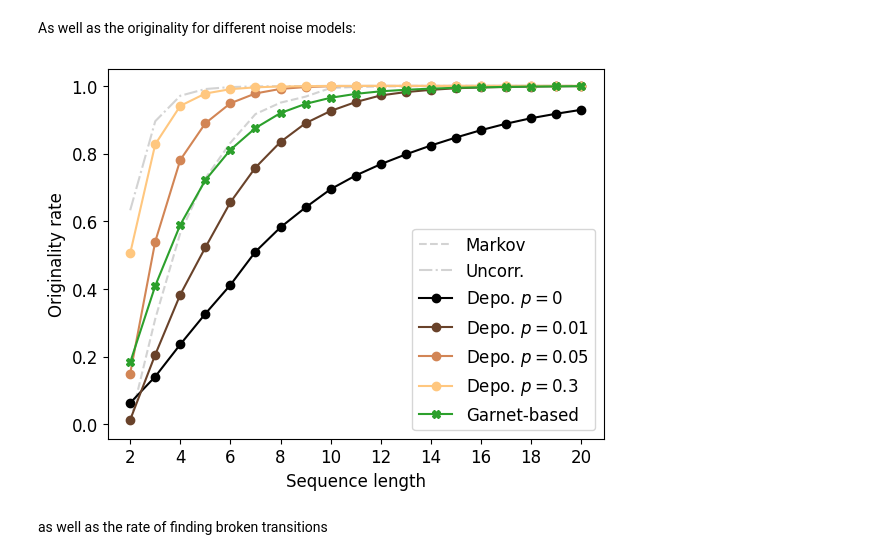
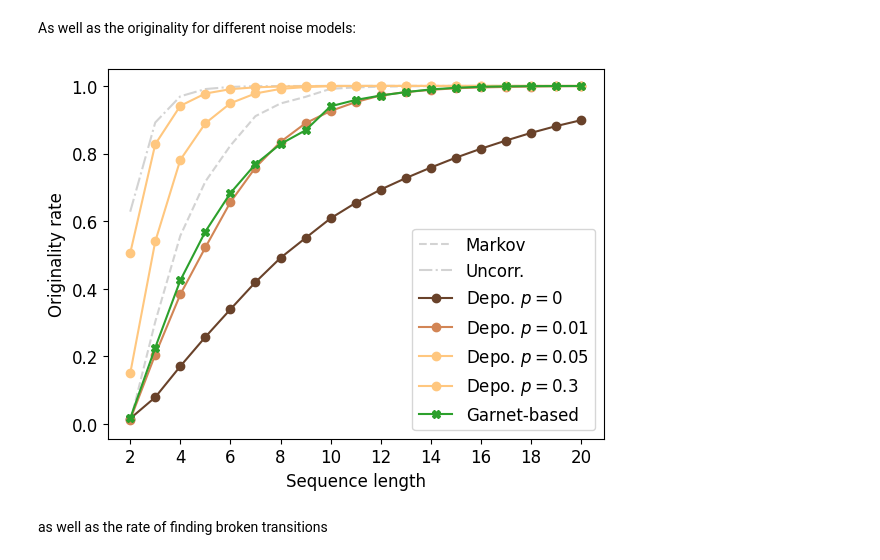
Before and after one commit to moth-quantum/OpenData, a Jupyter notebook: Level_Generation_with_Quantum_Reservoir_Computing/data.ipynb, the cells around one changed output. Drawn from its saved outputs; the diff is of its cells as text; code cells hidden in the pictures.

```diff
--- a/Level_Generation_with_Quantum_Reservoir_Computing/data.ipynb
+++ b/Level_Generation_with_Quantum_Reservoir_Computing/data.ipynb
@@ -512,7 +483,7 @@ for beta in beta_list:
 		Sequences["QRC_Aer"][beta] = pickle.load(file)
 # %%
 beta_list = [0.01,0.1,0.7,1,3,10]
-prob_list = [0.01, 0.05, 0.3]
+prob_list = [0, 0.01, 0.05, 0.3]
 # retrieve previously generated levels
 Sequences["QRC_FakeJames"]={}
 for prob in prob_list:
@@ -629,38 +600,38 @@ As well as the originality for different noise models:
 cmap = plt.colormaps.get_cmap("copper")
 colors = [cmap(i) for i in np.linspace(0, 1, )]
 
 beta = 1
 
 orig = originality_rate(Sequences["Markov"],sequence,max_l = 20)
 plt.plot(orig.keys(),orig.values(),'--',label="Markov",color="lightgray")
 
 orig = originality_rate(Sequences["Uncorr"],sequence,max_l = 20)
 plt.plot(orig.keys(),orig.values(),'-.',label="Uncorr.",color="lightgray")
 
-orig = originality_rate(Sequences["QRC_Aer"][beta],sequence,max_l = 20)
-plt.plot(orig.keys(),orig.values(),'o-',label="Depo. $p=0$",color=cmap(0))
+#orig = originality_rate(Sequences["QRC_Aer"][beta],sequence,max_l = 20)
+#plt.plot(orig.keys(),orig.values(),'o-',label="Depo. $p=0$",color=cmap(0))
 
-prob_list = [0.01, 0.05, 0.3]
+prob_list = [0, 0.01, 0.05, 0.3]
 for i,p in enumerate(prob_list):
     color = cmap(i/3 + 1/3)
     orig = originality_rate(Sequences["QRC_FakeJames"][(p,beta)],sequence,max_l = 20)
     plt.plot(orig.keys(),orig.values(),'o-',label="Depo. $p="+str(p)+"$",color=color)
 
-
 orig = originality_rate(Sequences["QRC_FakeGarnet"][beta],sequence,max_l = 20)
 plt.plot(orig.keys(),orig.values(),'X-',label="Garnet-based",color="tab:green")
+
 
 #orig = originality_rate(Sequences["QRC_Matrix"][beta],sequence,max_l = 20)
 #plt.plot(orig.keys(),orig.values(),'X-',label="Matrix",color="tab:green")
 
 plt.xticks([2,4,6,8,10,12,14,16,18,20])
 plt.legend()
 plt.ylabel("Originality rate")
 plt.xlabel("Sequence length")
 plt.savefig("./Figures/originality_noise.png",dpi=300)
 plt.show()
 # %% [output]
-[figure, old version]
+[figure, new version]
 # %% [markdown]
 as well as the rate of finding broken transitions
 # %%
```
Also changed, not shown: parts of 14 cells of this notebook, 19 other files.
